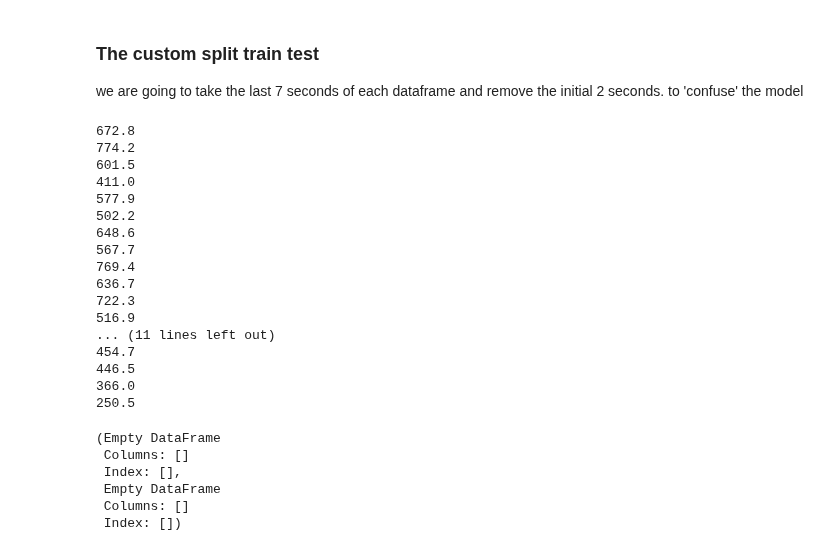
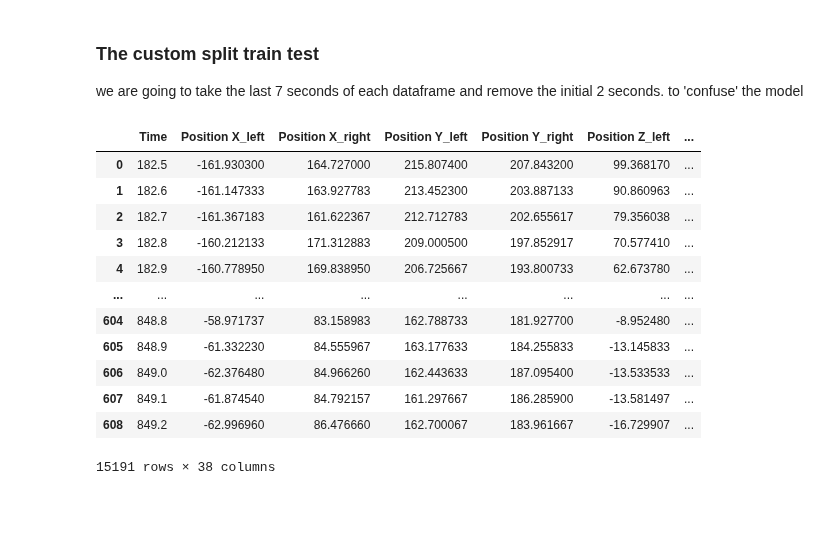
Before and after one commit to EitanKats/data-science-sem-b, a Jupyter notebook: HandsSync.ipynb, the cells around one changed output. Drawn from its saved outputs; the diff is of its cells as text; code cells hidden in the pictures; blank space fills up the shorter version.

```diff
--- a/HandsSync.ipynb
+++ b/HandsSync.ipynb
@@ -196,42 +255,47 @@ for data in csv_data_list:
 ### The custom split train test
 
 we are going to take the last 7 seconds of each dataframe and remove the initial 2 seconds. to 'confuse' the model
+# %%
+def split_label_from_data(df, label_column):
+    label = df[label_column]
+    data_without_label = df.drop([label_column], axis=1)
+
+    return data_without_label, label
 # %%
 def custom_split_train_test():
     validation_set = pd.DataFrame()
     train_set = pd.DataFrame()
     for clean_df in cleansed_data:
         sorted_by_time = clean_df.sort_values(by=["Time"])
-        print(sorted_by_time.iloc[-1]["Time"])
+        last_timestamp = sorted_by_time.iloc[-1]["Time"]
+        chunk_start_timestamp = last_timestamp - 7
+
+        train_set = train_set.append(sorted_by_time[sorted_by_time["Time"]< chunk_start_timestamp])
+        validation_set = validation_set.append(sorted_by_time[sorted_by_time["Time"]> chunk_start_timestamp +2 ])
 
 
     return train_set, validation_set
-# %%
-custom_split_train_test()
-# %% [output]
-672.8
-774.2
-601.5
-411.0
-577.9
-502.2
-648.6
-567.7
-769.4
-636.7
-722.3
-516.9
-... (11 lines left out)
-454.7
-446.5
-366.0
-250.5
-(Empty DataFrame
- Columns: []
- Index: [],
- Empty DataFrame
- Columns: []
- Index: [])
+# %%
+trainush, testush = custom_split_train_test()
+
+x_train, x_label = split_label_from_data(trainush, 'type')
+y_test, y_label = split_label_from_data(testush,'type')
+# %%
+x_train.sort_values(by=["Time"])
+# %% [output]
+|  | Time | Position X_left | Position X_right | Position Y_left | Position Y_right | Position Z_left | ... |
+| 0 | 182.5 | -161.930300 | 164.727000 | 215.807400 | 207.843200 | 99.368170 | ... |
+| 1 | 182.6 | -161.147333 | 163.927783 | 213.452300 | 203.887133 | 90.860963 | ... |
+| 2 | 182.7 | -161.367183 | 161.622367 | 212.712783 | 202.655617 | 79.356038 | ... |
+| 3 | 182.8 | -160.212133 | 171.312883 | 209.000500 | 197.852917 | 70.577410 | ... |
+| 4 | 182.9 | -160.778950 | 169.838950 | 206.725667 | 193.800733 | 62.673780 | ... |
+| ... | ... | ... | ... | ... | ... | ... | ... |
+| 604 | 848.8 | -58.971737 | 83.158983 | 162.788733 | 181.927700 | -8.952480 | ... |
+| 605 | 848.9 | -61.332230 | 84.555967 | 163.177633 | 184.255833 | -13.145833 | ... |
+| 606 | 849.0 | -62.376480 | 84.966260 | 162.443633 | 187.095400 | -13.533533 | ... |
+| 607 | 849.1 | -61.874540 | 84.792157 | 161.297667 | 186.285900 | -13.581497 | ... |
+| 608 | 849.2 | -62.996960 | 86.476660 | 162.700067 | 183.961667 | -16.729907 | ... |
+15191 rows × 38 columns
 # %%
 combined_data = pd.DataFrame()
 
```
Also changed, not shown: parts of 12 cells of this notebook.
